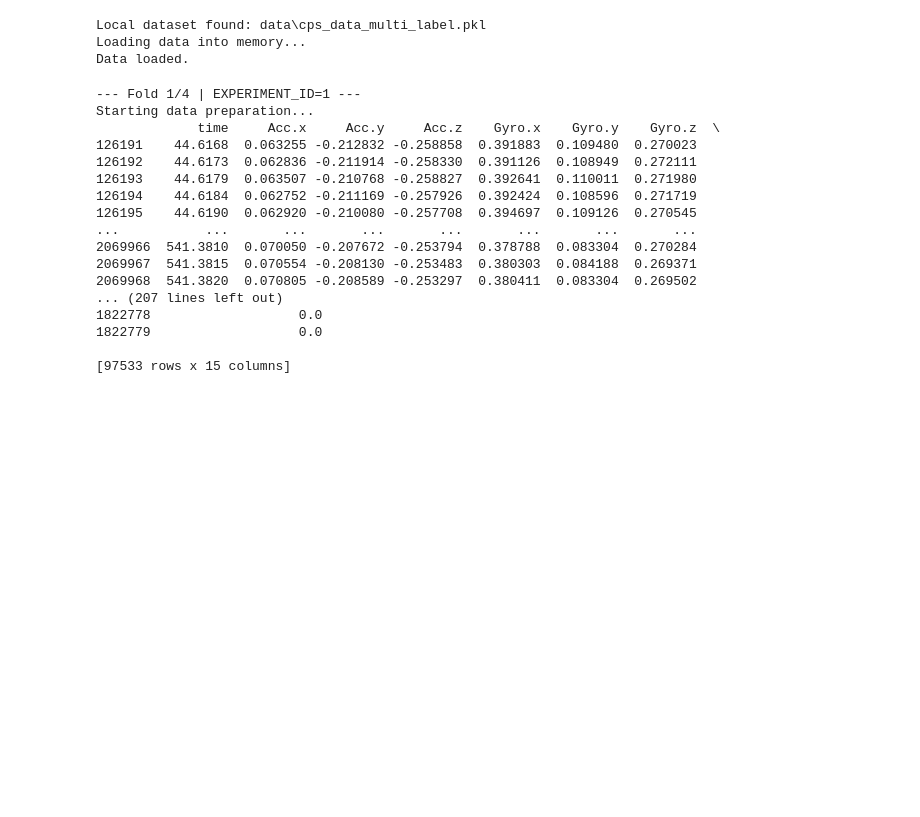
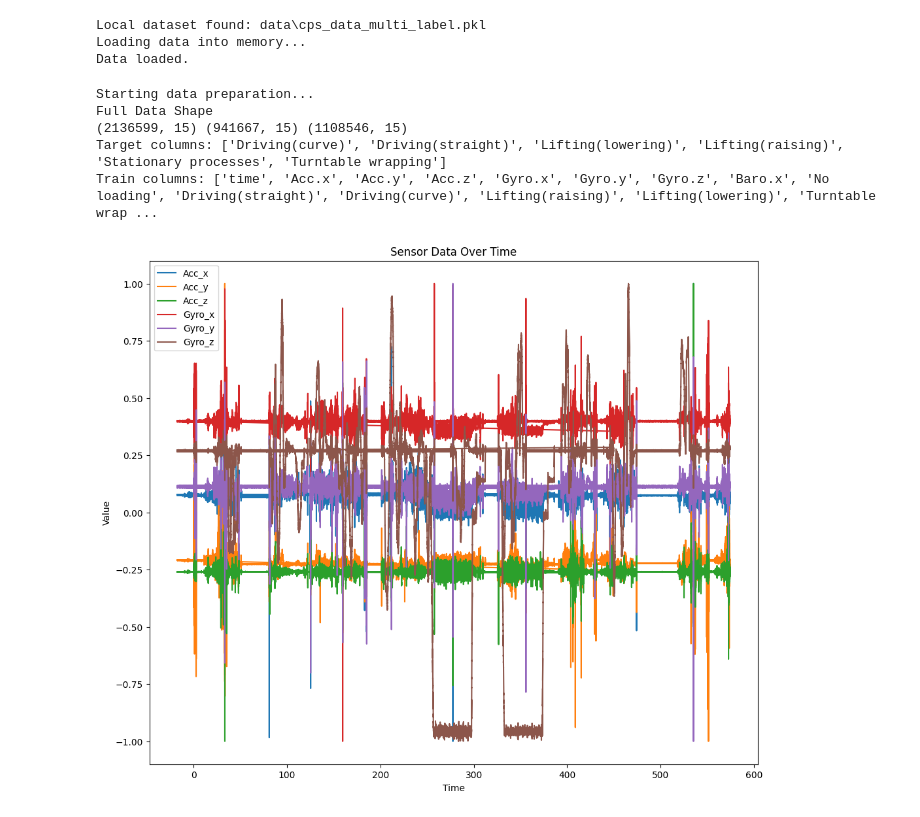
Before and after one commit to kirupakrishan/pal2sim_cps, a Jupyter notebook: eda.ipynb, the cells around one changed output. Cells and saved outputs as stored; diff of their text form; code cells hidden in the pictures; blank space fills up the shorter version.

Commit message:
Added Plot

```diff
--- a/eda.ipynb
+++ b/eda.ipynb
@@ -33,8 +33,7 @@ Data loaded.
 # %%
 
 # Leave-one-out: EXPERIMENT_ID = 1..4
-for fold in range(1, 5):
-    print(f"\n--- Fold {fold}/4 | EXPERIMENT_ID={fold} ---")
+for fold in range(1, 2):
     val_id = fold + 1 if fold < 4 else 1
 
     datahandler.config.data.test_experiment_id = fold
@@ -42,23 +41,35 @@ for fold in range(1, 5):
     datahandler.config.data.validation_experiment_id = val_id
 
     train, val, test, target_vals = datahandler.get_data_loaders()
-
-    print(train.describe())
+    print("Full Data Shape")
+    print(train.shape, val.shape, test.shape)
+    print("Target columns:", target_vals)
+    print("Train columns:", train.columns.tolist())
+    X_train = train.iloc[:, :8]
+    y_train = train.iloc[:, 8:]
+    X_val = val.iloc[:, :8]
+    y_val = val.iloc[:, 8:]
+    X_test = test.iloc[:, :8]
+    y_test = test.iloc[:, 8:]
 # %% [output]
---- Fold 1/4 | EXPERIMENT_ID=1 ---
 Starting data preparation...
-             time     Acc.x     Acc.y     Acc.z    Gyro.x    Gyro.y    Gyro.z  \
-126191    44.6168  0.063255 -0.212832 -0.258858  0.391883  0.109480  0.270023
-126192    44.6173  0.062836 -0.211914 -0.258330  0.391126  0.108949  0.272111
-126193    44.6179  0.063507 -0.210768 -0.258827  0.392641  0.110011  0.271980
-126194    44.6184  0.062752 -0.211169 -0.257926  0.392424  0.108596  0.271719
-126195    44.6190  0.062920 -0.210080 -0.257708  0.394697  0.109126  0.270545
-...           ...       ...       ...       ...       ...       ...       ...
-2069966  541.3810  0.070050 -0.207672 -0.253794  0.378788  0.083304  0.270284
-2069967  541.3815  0.070554 -0.208130 -0.253483  0.380303  0.084188  0.269371
-2069968  541.3820  0.070805 -0.208589 -0.253297  0.380411  0.083304  0.269502
-... (207 lines left out)
-1822778                   0.0
-1822779                   0.0
-
-[97533 rows x 15 columns]
+Full Data Shape
+(2136599, 15) (941667, 15) (1108546, 15)
+Target columns: ['Driving(curve)', 'Driving(straight)', 'Lifting(lowering)', 'Lifting(raising)', 'Stationary processes', 'Turntable wrapping']
+Train columns: ['time', 'Acc.x', 'Acc.y', 'Acc.z', 'Gyro.x', 'Gyro.y', 'Gyro.z', 'Baro.x', 'No loading', 'Driving(straight)', 'Driving(curve)', 'Lifting(raising)', 'Lifting(lowering)', 'Turntable wrap ...
+# %%
+plt.figure(figsize=(12, 10))
+plt.plot(X_train['time'], X_train['Acc.x'], label='Acc_x')
+plt.plot(X_train['time'], X_train['Acc.y'], label='Acc_y')
+plt.plot(X_train['time'], X_train['Acc.z'], label='Acc_z')
+plt.plot(X_train['time'], X_train['Gyro.x'], label='Gyro_x')
+plt.plot(X_train['time'], X_train['Gyro.y'], label='Gyro_y')
+plt.plot(X_train['time'], X_train['Gyro.z'], label='Gyro_z')
+# plt.plot(X_train['time'], X_train['Baro.x'], label='Baro_x')
+plt.xlabel('Time')
+plt.ylabel('Value')
+plt.title('Sensor Data Over Time')
+plt.legend()
+plt.show()
+# %% [output]
+[figure, added]
```
Also changed, not shown: parts of 1 cell of this notebook.
